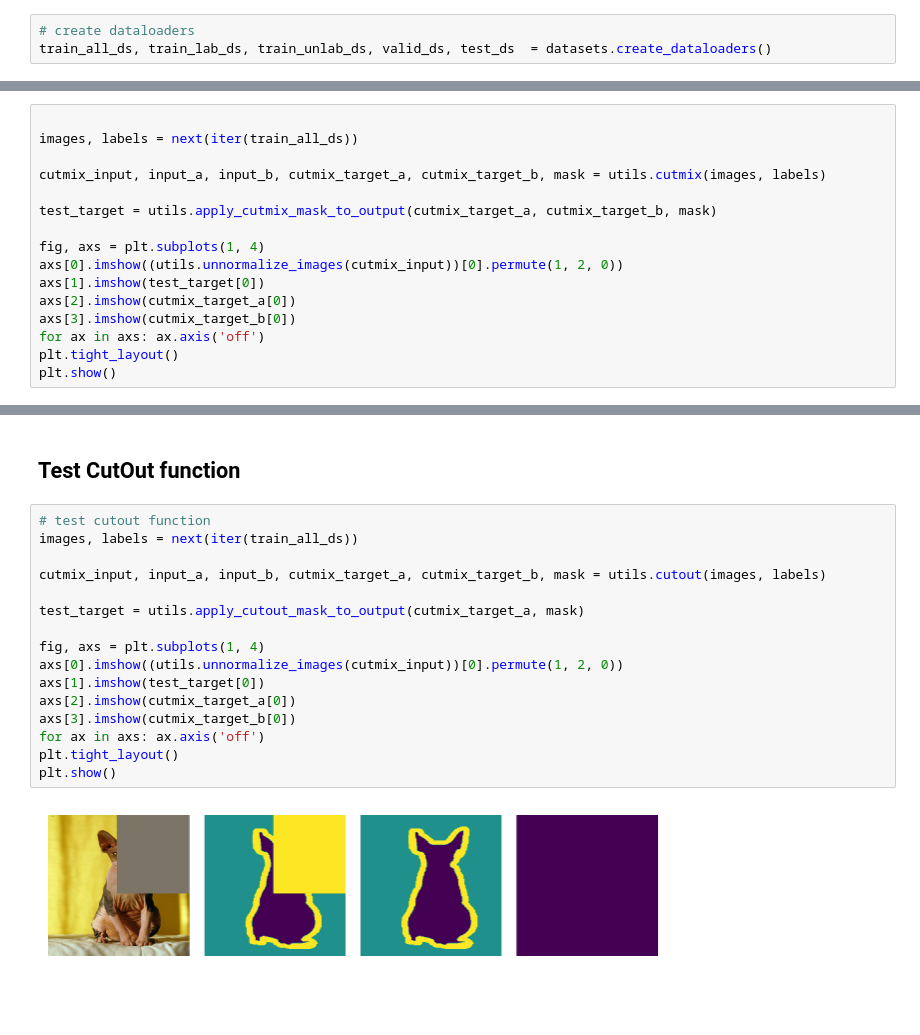
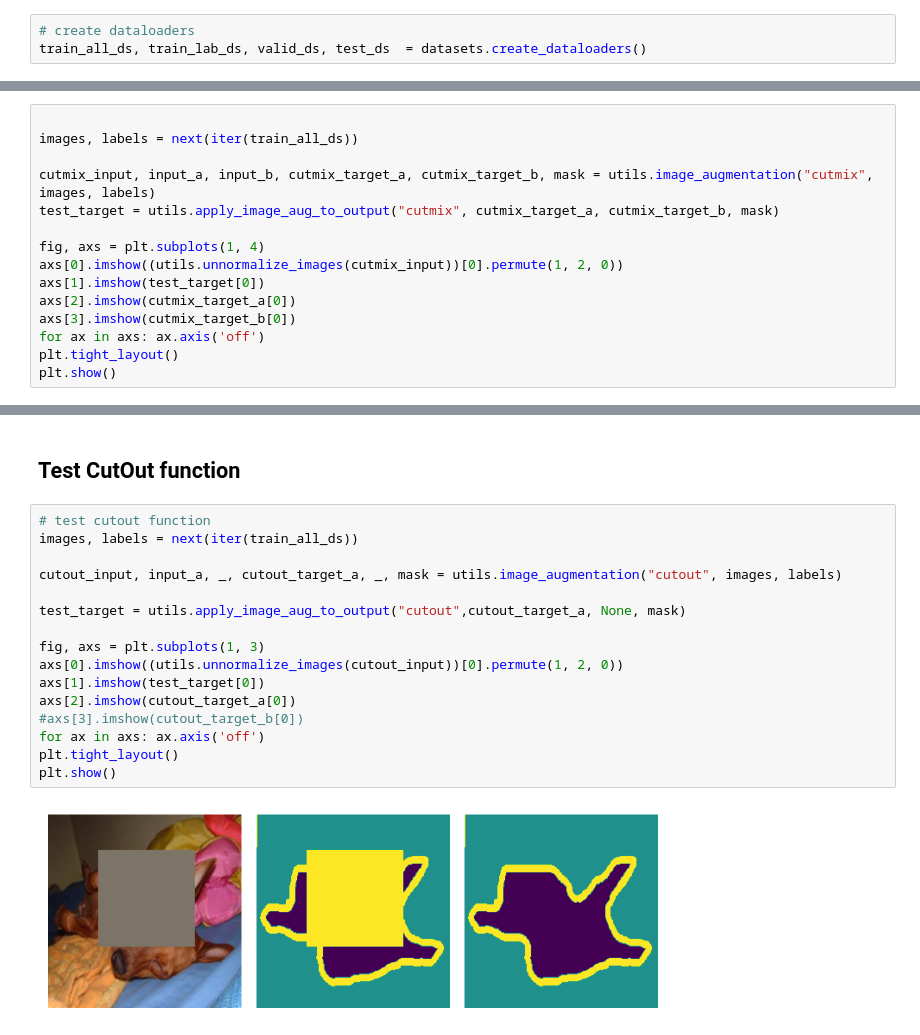
Before and after one commit to nauqs/comp0197-group-project, a Jupyter notebook: playground.ipynb, the cells around one changed output, grey strips where cells are left out. Saved outputs shown, nothing was run; the diff lists cells and outputs as text; blank space fills up the shorter version.

Commit message:
updated playground using the new augmentation

```diff
--- a/playground.ipynb
+++ b/playground.ipynb
@@ -13,7 +13,7 @@ import numpy as np
 %autoreload 2
 # %%
 # create dataloaders
-train_all_ds, train_lab_ds, train_unlab_ds, valid_ds, test_ds  = datasets.create_dataloaders()
+train_all_ds, train_lab_ds, valid_ds, test_ds  = datasets.create_dataloaders()
 # %%
 # plot dataset sample
 images, labels = next(iter(train_all_ds))
@@ -107,9 +107,8 @@ layer NOT the same: 4.bias
 
 images, labels = next(iter(train_all_ds))
 
-cutmix_input, input_a, input_b, cutmix_target_a, cutmix_target_b, mask = utils.cutmix(images, labels)
-
-test_target = utils.apply_cutmix_mask_to_output(cutmix_target_a, cutmix_target_b, mask)
+cutmix_input, input_a, input_b, cutmix_target_a, cutmix_target_b, mask = utils.image_augmentation("cutmix", images, labels)
+test_target = utils.apply_image_aug_to_output("cutmix", cutmix_target_a, cutmix_target_b, mask)
 
 fig, axs = plt.subplots(1, 4)
 axs[0].imshow((utils.unnormalize_images(cutmix_input))[0].permute(1, 2, 0))
@@ -146,21 +145,21 @@ set(test_target.flatten())
 # %%
 # test cutout function
 images, labels = next(iter(train_all_ds))
 
-cutmix_input, input_a, input_b, cutmix_target_a, cutmix_target_b, mask = utils.cutout(images, labels)
+cutout_input, input_a, _, cutout_target_a, _, mask = utils.image_augmentation("cutout", images, labels)
 
-test_target = utils.apply_cutout_mask_to_output(cutmix_target_a, mask)
+test_target = utils.apply_image_aug_to_output("cutout",cutout_target_a, None, mask)
 
-fig, axs = plt.subplots(1, 4)
-axs[0].imshow((utils.unnormalize_images(cutmix_input))[0].permute(1, 2, 0))
+fig, axs = plt.subplots(1, 3)
+axs[0].imshow((utils.unnormalize_images(cutout_input))[0].permute(1, 2, 0))
 axs[1].imshow(test_target[0])
-axs[2].imshow(cutmix_target_a[0])
-axs[3].imshow(cutmix_target_b[0])
+axs[2].imshow(cutout_target_a[0])
+#axs[3].imshow(cutout_target_b[0])
 for ax in axs: ax.axis('off')
 plt.tight_layout()
 plt.show()
 # %% [output]
-[figure, old version]
+[figure, new version]
 # %%
 # Test mixup function
 images, labels = next(iter(train_all_ds))
```
Also changed, not shown: parts of 7 cells of this notebook.
